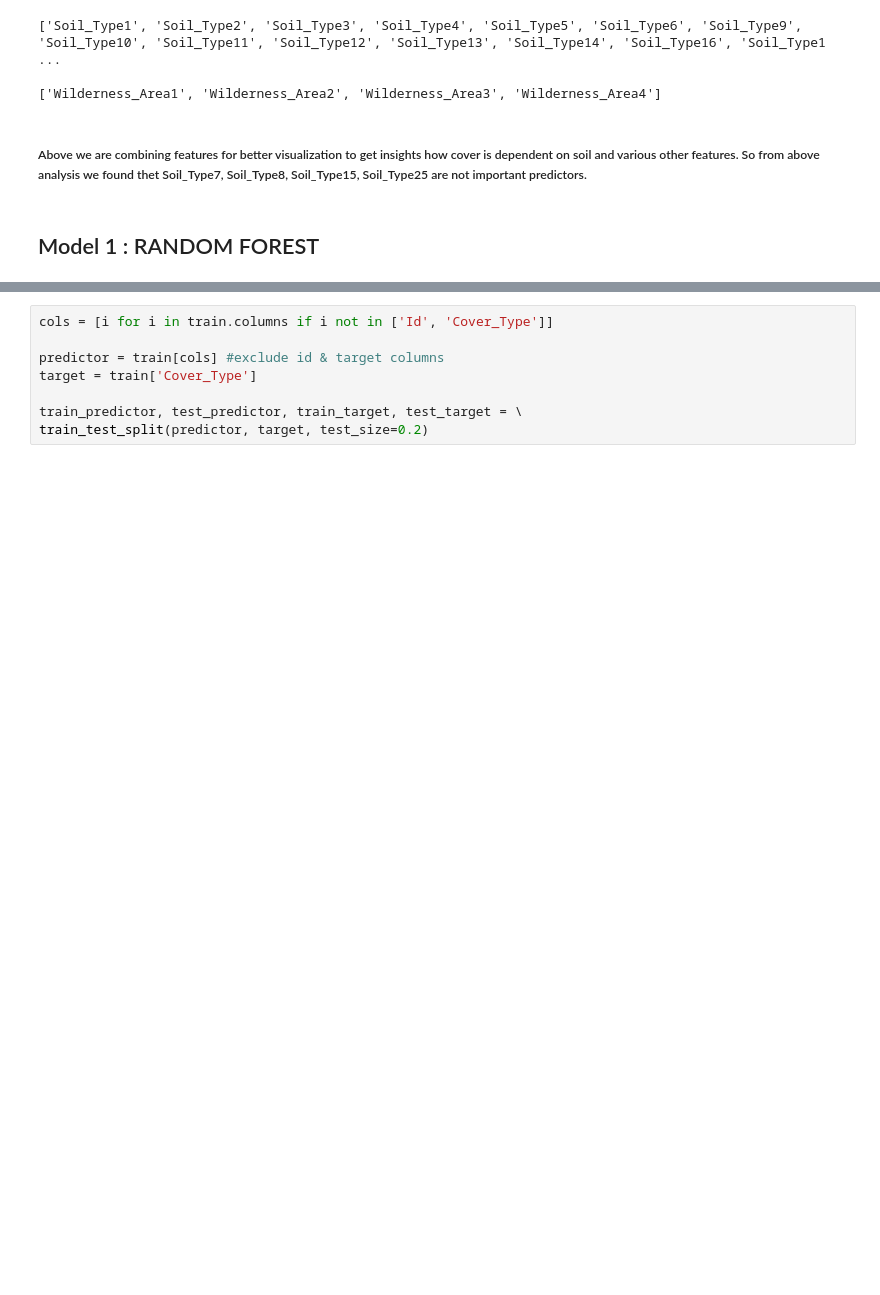
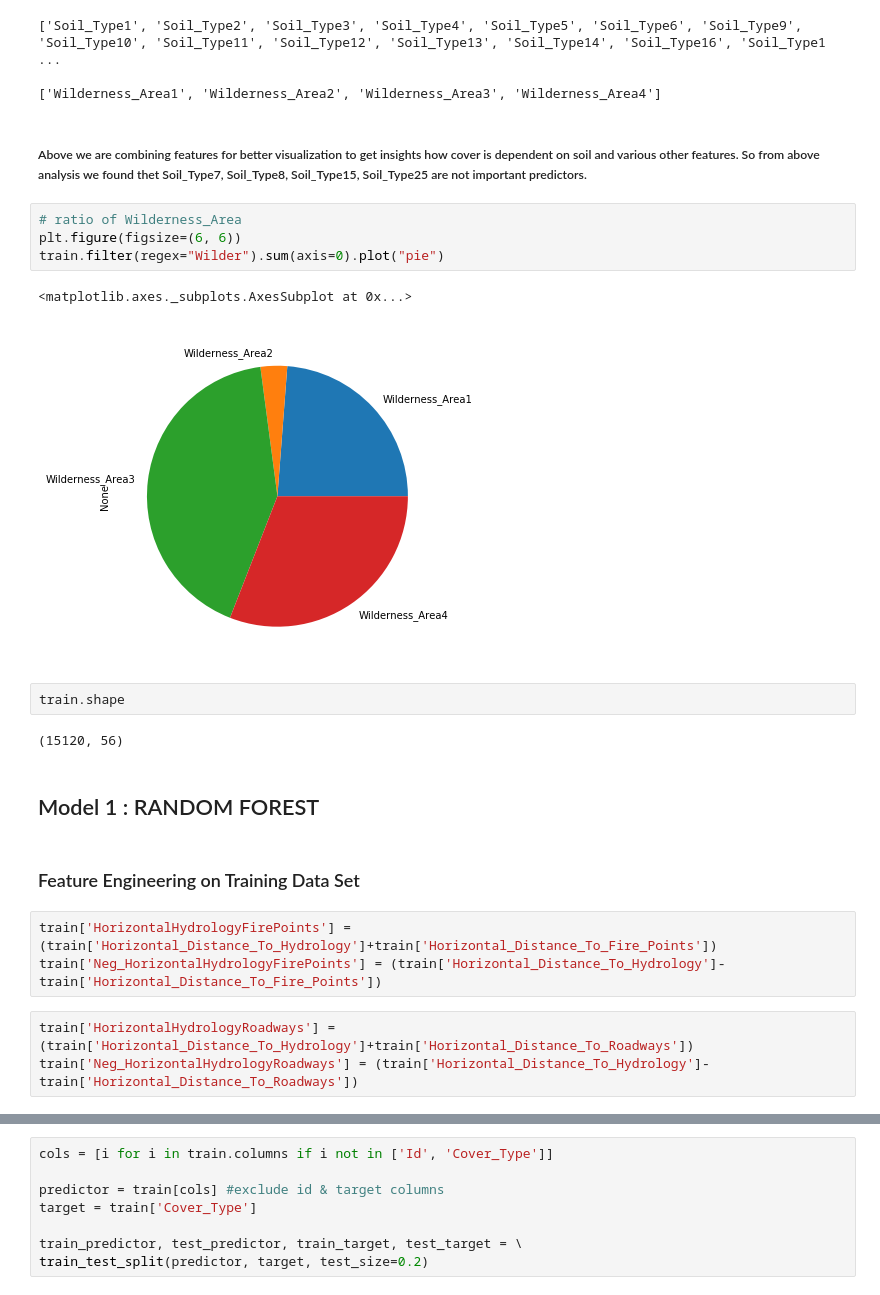
Before and after one commit to NewzySharma/MachineLearning, a Jupyter notebook: ForestCover.ipynb, the cells around one changed output, grey strips where cells are left out. Drawn from its saved outputs; the diff is of its cells as text; blank space fills up the shorter version.

Commit message:
Completed Feature Extraction and added some Plotly graphs

```diff
--- a/ForestCover.ipynb
+++ b/ForestCover.ipynb
@@ -333,5 +334,24 @@ print(wilderness_area_list)
 ['Wilderness_Area1', 'Wilderness_Area2', 'Wilderness_Area3', 'Wilderness_Area4']
 # %% [markdown]
 ##### Above we are combining features for better visualization to get insights how cover is dependent on soil and various other features. So from above analysis we found thet Soil_Type7, Soil_Type8, Soil_Type15, Soil_Type25 are not important predictors.
+# %%
+# ratio of Wilderness_Area
+plt.figure(figsize=(6, 6))
+train.filter(regex="Wilder").sum(axis=0).plot("pie")
+# %% [output]
+<matplotlib.axes._subplots.AxesSubplot at 0x...>
+[figure, added]
+# %%
+train.shape
+# %% [output]
+(15120, 56)
 # %% [markdown]
 ## Model 1 : RANDOM FOREST
+# %% [markdown]
+### Feature Engineering on Training Data Set
+# %%
+train['HorizontalHydrologyFirePoints'] = (train['Horizontal_Distance_To_Hydrology']+train['Horizontal_Distance_To_Fire_Points'])
+train['Neg_HorizontalHydrologyFirePoints'] = (train['Horizontal_Distance_To_Hydrology']-train['Horizontal_Distance_To_Fire_Points'])
+# %%
+train['HorizontalHydrologyRoadways'] = (train['Horizontal_Distance_To_Hydrology']+train['Horizontal_Distance_To_Roadways'])
+train['Neg_HorizontalHydrologyRoadways'] = (train['Horizontal_Distance_To_Hydrology']-train['Horizontal_Distance_To_Roadways'])
```
Also changed, not shown: parts of 31 cells of this notebook.
